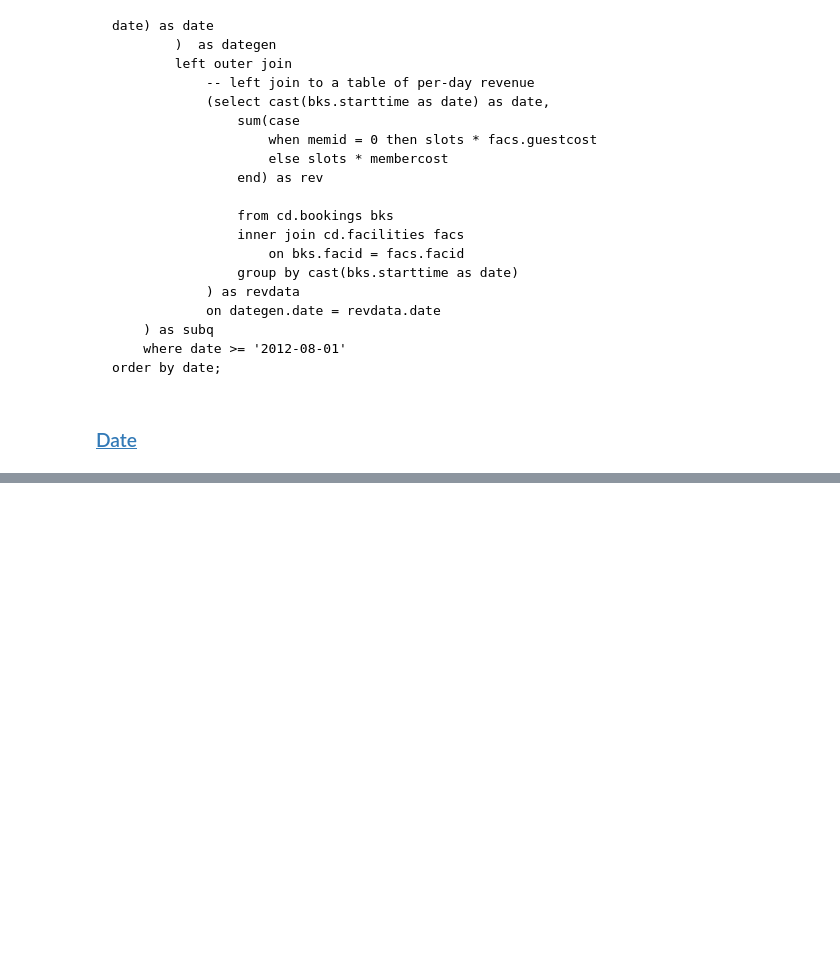
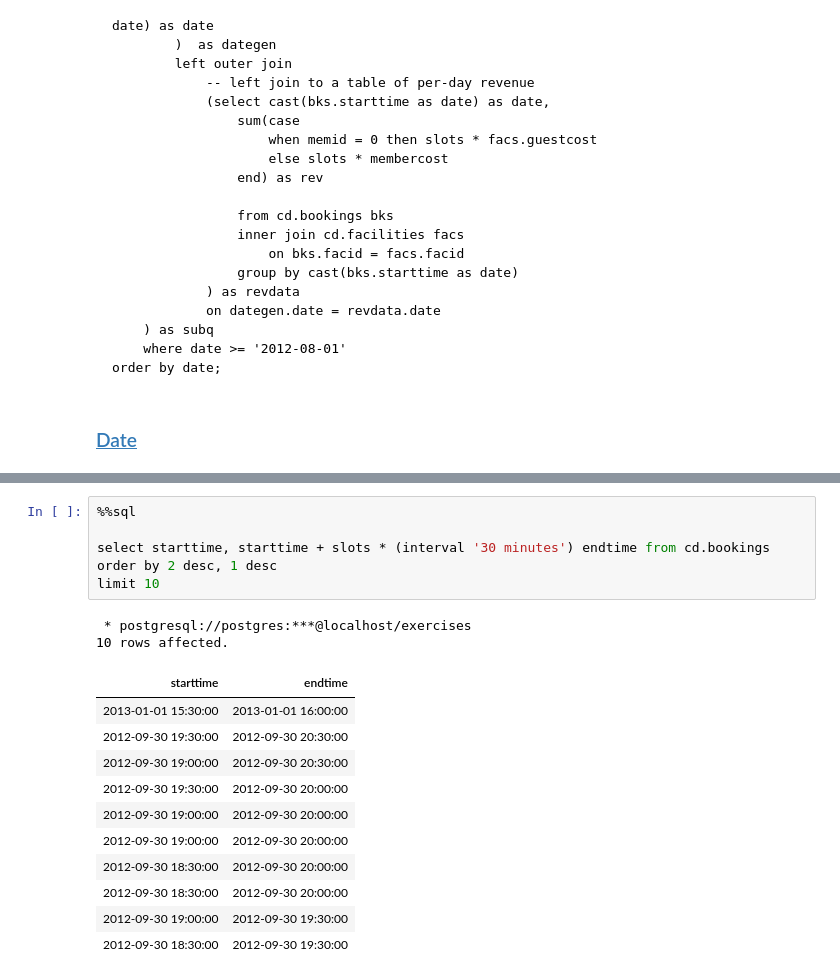
Before and after one commit to Yash9988/self-learn, a Jupyter notebook: practice/sql.ipynb, the cells around one changed output, grey strips where cells are left out. Saved outputs shown, nothing was run; the diff lists cells and outputs as text; blank space fills up the shorter version.

```diff
--- a/practice/sql.ipynb
+++ b/practice/sql.ipynb
@@ -1309,0 +1495,20 @@ order by date;
+# %%
+%%sql
+
+select starttime, starttime + slots * (interval '30 minutes') endtime from cd.bookings
+order by 2 desc, 1 desc
+limit 10
+# %% [output]
+ * postgresql://postgres:***@localhost/exercises
+10 rows affected.
+| starttime | endtime |
+| 2013-01-01 15:30:00 | 2013-01-01 16:00:00 |
+| 2012-09-30 19:30:00 | 2012-09-30 20:30:00 |
+| 2012-09-30 19:00:00 | 2012-09-30 20:30:00 |
+| 2012-09-30 19:30:00 | 2012-09-30 20:00:00 |
+| 2012-09-30 19:00:00 | 2012-09-30 20:00:00 |
+| 2012-09-30 19:00:00 | 2012-09-30 20:00:00 |
+| 2012-09-30 18:30:00 | 2012-09-30 20:00:00 |
+| 2012-09-30 18:30:00 | 2012-09-30 20:00:00 |
+| 2012-09-30 19:00:00 | 2012-09-30 19:30:00 |
+| 2012-09-30 18:30:00 | 2012-09-30 19:30:00 |
```
Also changed, not shown: parts of 25 cells of this notebook.
